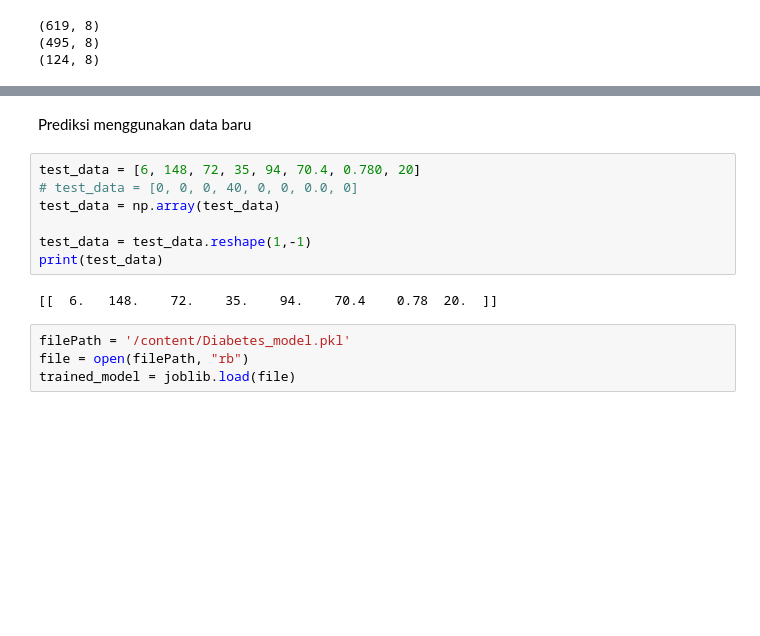
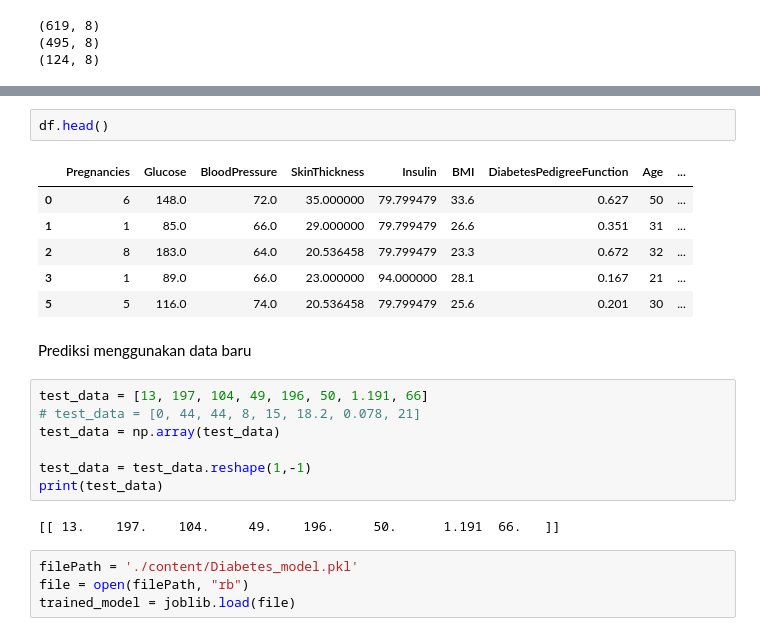
Before and after one commit to onedayxzn/Sistem-Pendeteksi-Dini-Diabetes, a Jupyter notebook: Model.ipynb, the cells around one changed output, grey strips where cells are left out. Saved outputs shown, nothing was run; the diff lists cells and outputs as text; blank space fills up the shorter version.

```diff
--- a/Model.ipynb
+++ b/Model.ipynb
@@ -504,16 +561,25 @@ joblib.dump(model, 'Diabetes_model.pkl')
+# %%
+df.head()
+# %% [output]
+|  | Pregnancies | Glucose | BloodPressure | SkinThickness | Insulin | BMI | DiabetesPedigreeFunction | Age | ... |
+| 0 | 6 | 148.0 | 72.0 | 35.000000 | 79.799479 | 33.6 | 0.627 | 50 | ... |
+| 1 | 1 | 85.0 | 66.0 | 29.000000 | 79.799479 | 26.6 | 0.351 | 31 | ... |
+| 2 | 8 | 183.0 | 64.0 | 20.536458 | 79.799479 | 23.3 | 0.672 | 32 | ... |
+| 3 | 1 | 89.0 | 66.0 | 23.000000 | 94.000000 | 28.1 | 0.167 | 21 | ... |
+| 5 | 5 | 116.0 | 74.0 | 20.536458 | 79.799479 | 25.6 | 0.201 | 30 | ... |
 # %% [markdown]
 Prediksi menggunakan data baru
 # %%
-test_data = [6, 148, 72, 35, 94, 70.4, 0.780, 20]
-# test_data = [0, 0, 0, 40, 0, 0, 0.0, 0]
+test_data = [13, 197, 104, 49, 196, 50, 1.191, 66]
+# test_data = [0, 44, 44, 8, 15, 18.2, 0.078, 21]
 test_data = np.array(test_data)
 
 test_data = test_data.reshape(1,-1)
 print(test_data)
 # %% [output]
-[[  6.   148.    72.    35.    94.    70.4    0.78  20.  ]]
+[[ 13.    197.    104.     49.    196.     50.      1.191  66.   ]]
 # %%
-filePath = '/content/Diabetes_model.pkl'
+filePath = './content/Diabetes_model.pkl'
 file = open(filePath, "rb")
 trained_model = joblib.load(file)
 # %%
```
Also changed, not shown: parts of 30 cells of this notebook.
